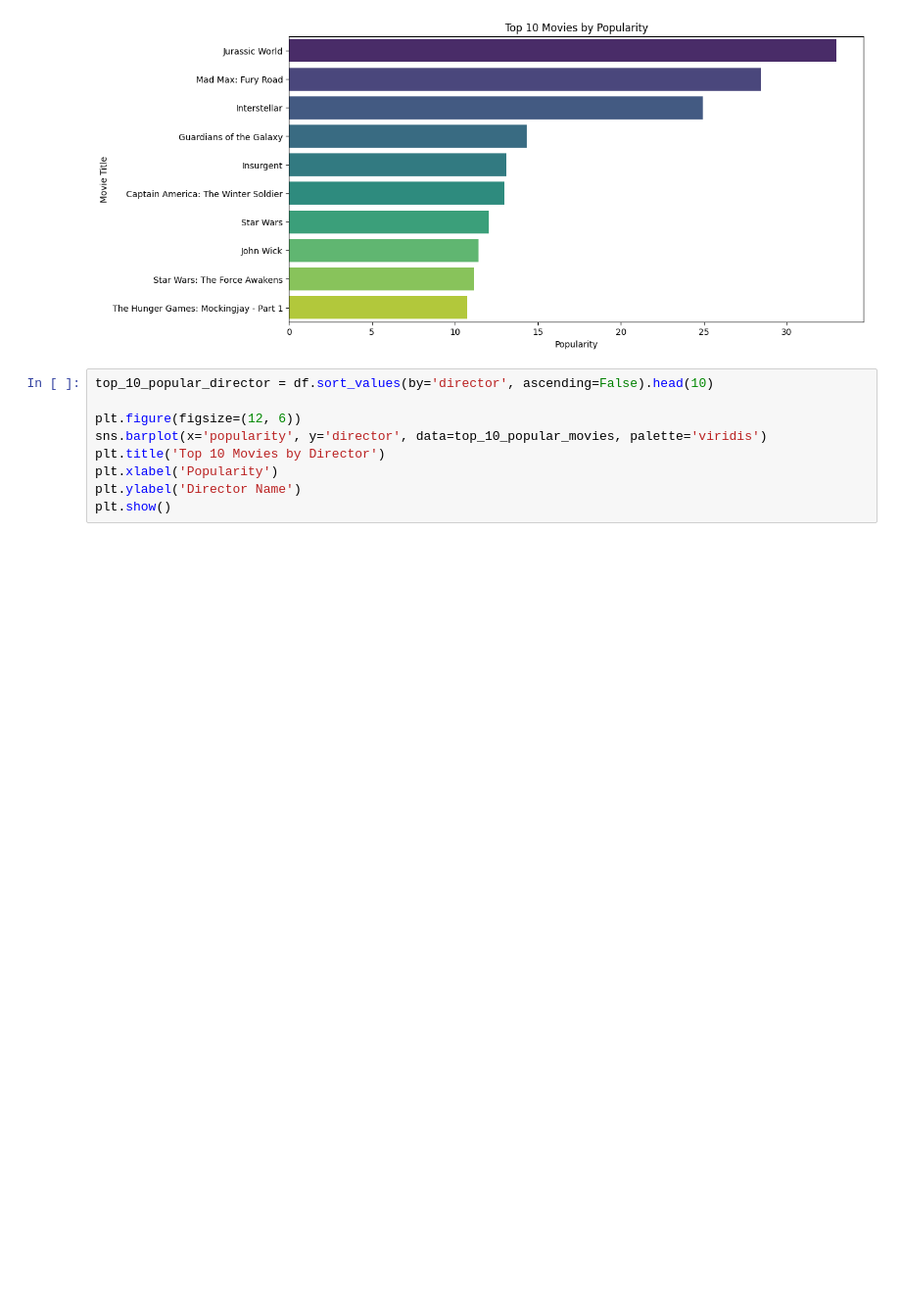
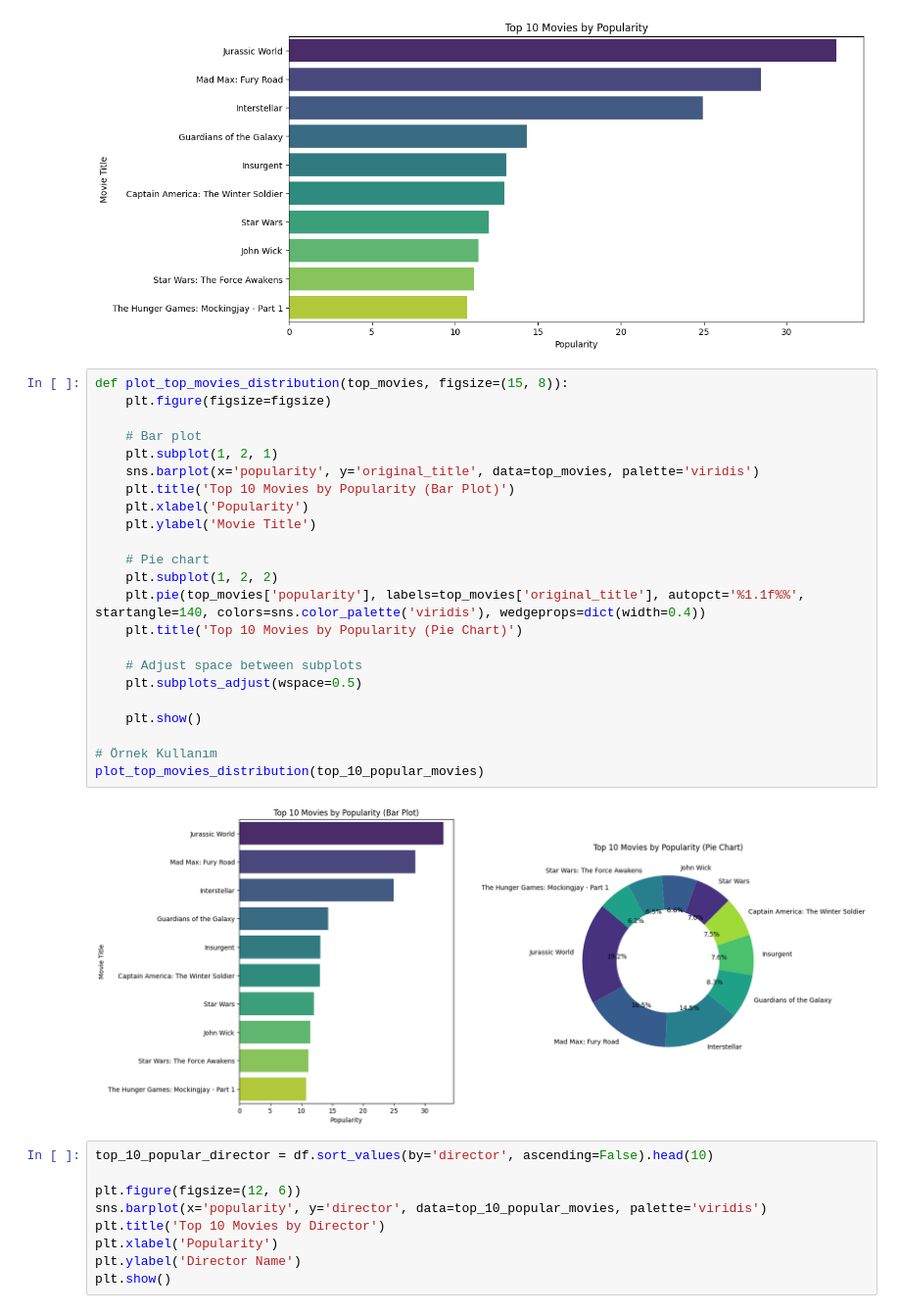
Before and after one commit to arzumerturkk/Movie-Recommendation-System, a Jupyter notebook: main.ipynb, the cells around one changed output. Shown: that part at 98% size. Saved outputs shown, nothing was run; the diff lists cells and outputs as text; blank space fills up the shorter version.

```diff
--- a/main.ipynb
+++ b/main.ipynb
@@ -176,6 +225,31 @@ plt.ylabel('Movie Title')
 plt.show()
 # %% [output]
 [figure]
+# %%
+def plot_top_movies_distribution(top_movies, figsize=(15, 8)):
+    plt.figure(figsize=figsize)
+
+    # Bar plot
+    plt.subplot(1, 2, 1)
+    sns.barplot(x='popularity', y='original_title', data=top_movies, palette='viridis')
+    plt.title('Top 10 Movies by Popularity (Bar Plot)')
+    plt.xlabel('Popularity')
+    plt.ylabel('Movie Title')
+
+    # Pie chart
+    plt.subplot(1, 2, 2)
+    plt.pie(top_movies['popularity'], labels=top_movies['original_title'], autopct='%1.1f%%', startangle=140, colors=sns.color_palette('viridis'), wedgeprops=dict(width=0.4))
+    plt.title('Top 10 Movies by Popularity (Pie Chart)')
+
+    # Adjust space between subplots
+    plt.subplots_adjust(wspace=0.5)
+
+    plt.show()
+
+# Örnek Kullanım
+plot_top_movies_distribution(top_10_popular_movies)
+# %% [output]
+[figure, added]
 # %%
 top_10_popular_director = df.sort_values(by='director', ascending=False).head(10)
 
```
Also changed, not shown: parts of 33 cells of this notebook.
